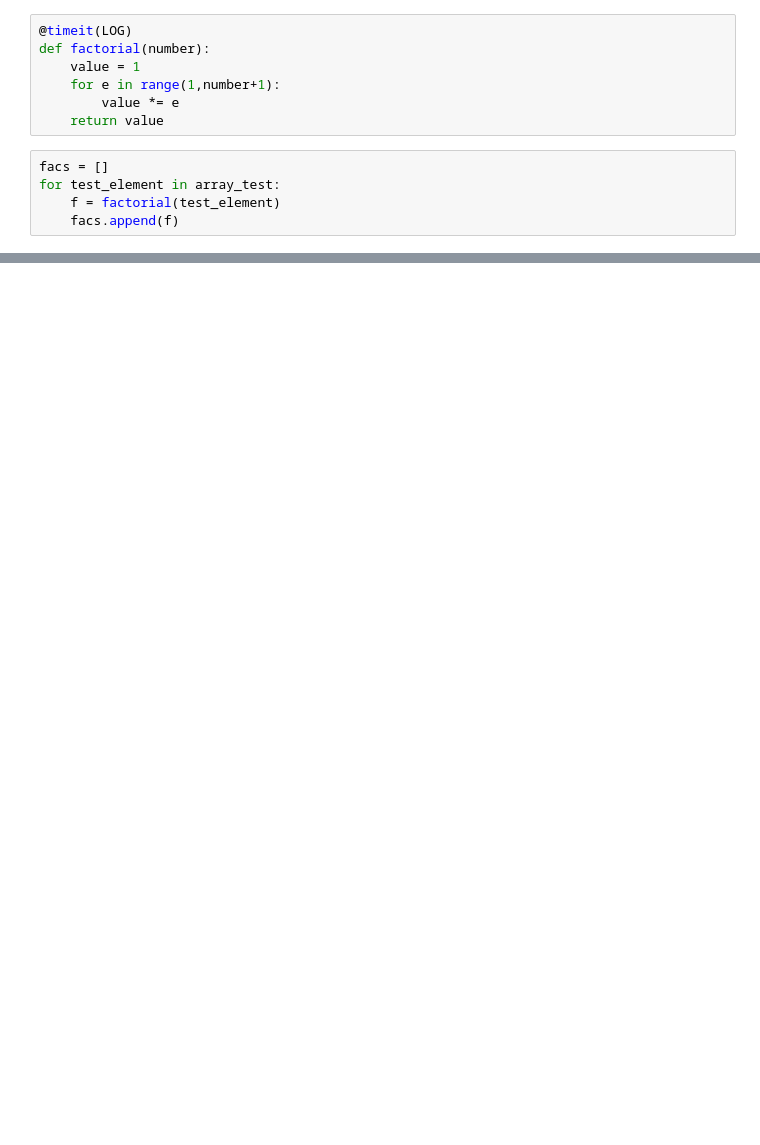
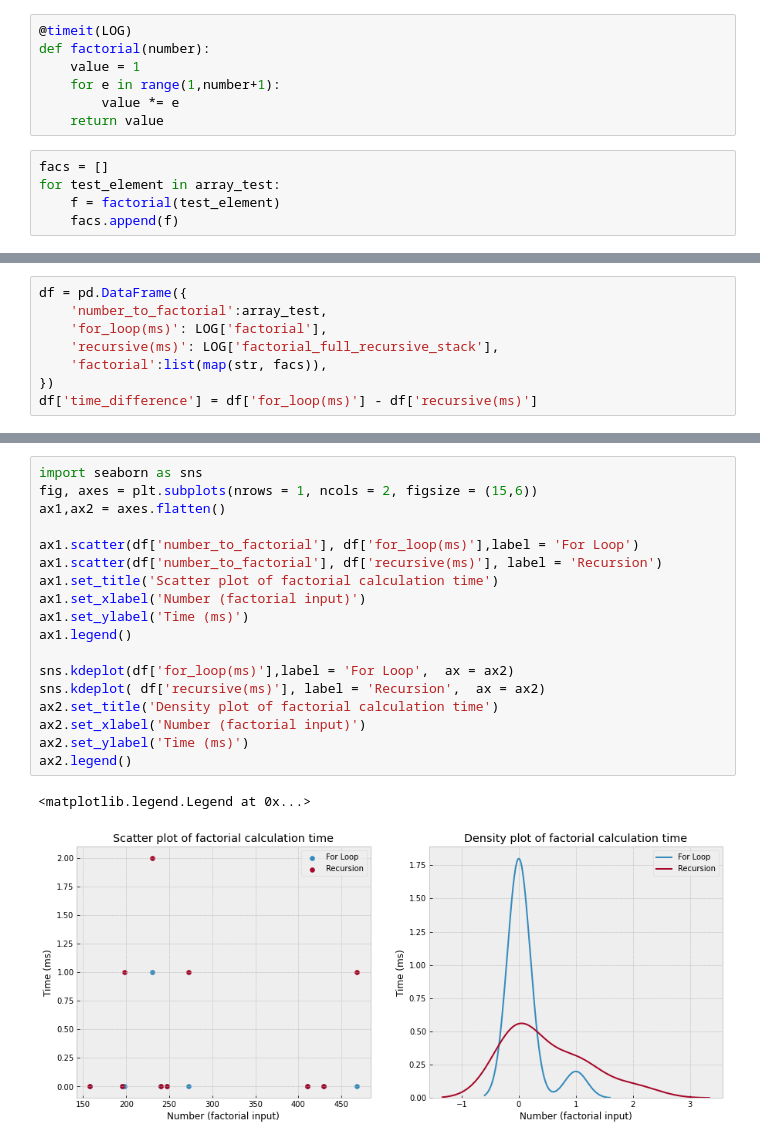
Before and after one commit to james-salafatinos/data-engineering, a Jupyter notebook: recursion.ipynb, the cells around one changed output, grey strips where cells are left out. Saved outputs shown, nothing was run; the diff lists cells and outputs as text; blank space fills up the shorter version.

```diff
--- a/recursion.ipynb
+++ b/recursion.ipynb
@@ -76,0 +91,8 @@ LOG
+# %%
+df = pd.DataFrame({
+    'number_to_factorial':array_test,
+    'for_loop(ms)': LOG['factorial'],
+    'recursive(ms)': LOG['factorial_full_recursive_stack'],
+    'factorial':list(map(str, facs)),
+})
+df['time_difference'] = df['for_loop(ms)'] - df['recursive(ms)']
@@ -76,0 +117,21 @@ LOG
+# %%
+import seaborn as sns
+fig, axes = plt.subplots(nrows = 1, ncols = 2, figsize = (15,6))
+ax1,ax2 = axes.flatten()
+
+ax1.scatter(df['number_to_factorial'], df['for_loop(ms)'],label = 'For Loop')
+ax1.scatter(df['number_to_factorial'], df['recursive(ms)'], label = 'Recursion')
+ax1.set_title('Scatter plot of factorial calculation time')
+ax1.set_xlabel('Number (factorial input)')
+ax1.set_ylabel('Time (ms)')
+ax1.legend()
+
+sns.kdeplot(df['for_loop(ms)'],label = 'For Loop',  ax = ax2)
+sns.kdeplot( df['recursive(ms)'], label = 'Recursion',  ax = ax2)
+ax2.set_title('Density plot of factorial calculation time')
+ax2.set_xlabel('Number (factorial input)')
+ax2.set_ylabel('Time (ms)')
+ax2.legend()
+# %% [output]
+<matplotlib.legend.Legend at 0x...>
+[figure, added]
```
Also changed, not shown: parts of 14 cells of this notebook, 2 other files.
